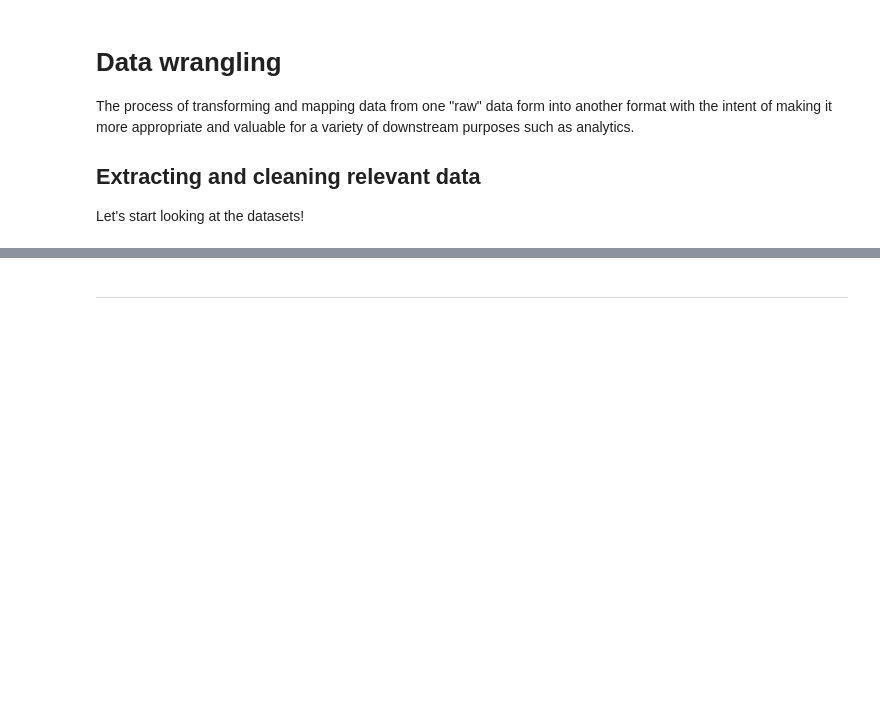
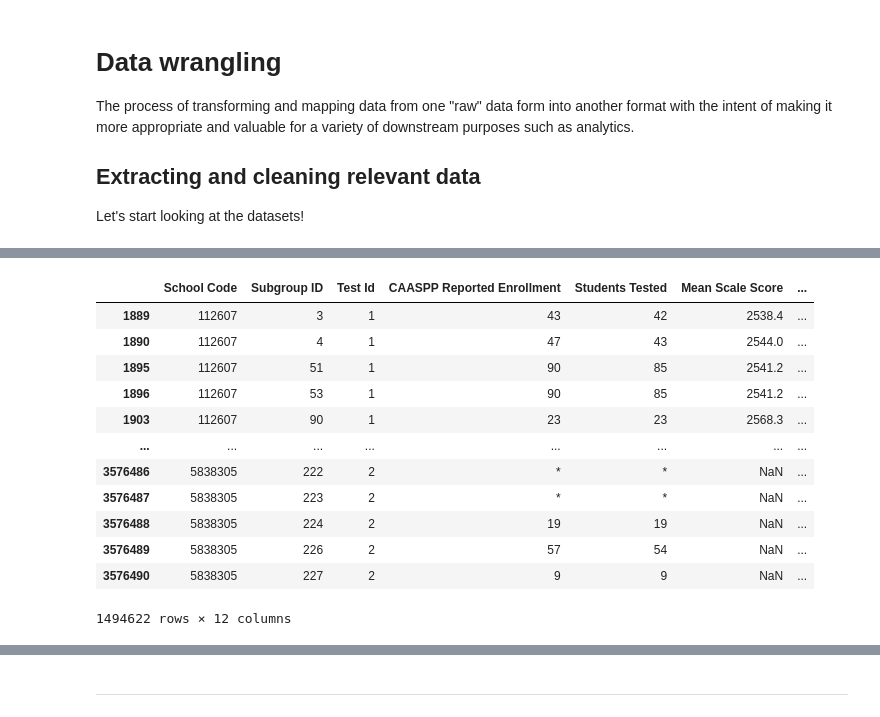
Before and after one commit to gabriellewald/springboard-coursework, a Jupyter notebook: education_project/Capstone2_education_project.ipynb, the cells around one changed output, grey strips where cells are left out. Cells and saved outputs as stored; diff of their text form; code cells hidden in the pictures; blank space fills up the shorter version.

```diff
--- a/education_project/Capstone2_education_project.ipynb
+++ b/education_project/Capstone2_education_project.ipynb
@@ -51,6 +57,4 @@ legend types can be found here: https://caaspp-elpac.cde.ca.gov/caaspp/research_
 # %%
-# loading datafile
-df_all = pd.read_csv('large_data/sb_ca2019_all_csv_v4.txt')
-
-# filtering at school level
-df_all = df_all.drop(df_all[df_all['School Code'] == 0].index)
+# create dataset containing school level data
+df_school = df_all.drop(df_all[df_all['School Code'] == 0].index)
+#df_school
@@ -89,0 +110,31 @@ Index(['County Code', 'District Code', 'School Code', 'Filler', 'Test Year',
+# %%
+# filter demographic of interest from Subgroup ID
+subgroup_id = [3, 4, 50, 51, 52, 53, 90, 91, 92, 93, 94, 220, 221, 222, 223,
+               224, 225, 226, 227, 200, 201, 202, 203, 204, 205, 206, 207]
+
+df_school_id = df_school[df_school['Subgroup ID'].isin(subgroup_id)]
+# %%
+# drop columns with redundant information or not useful
+df_school_id = df_school_id.drop(columns = ['Filler', 'Test Year', 'Test Type', 'Grade', 'County Code',
+                             'District Code', 'Total Tested At Entity Level', 'Total Tested with Scores',
+                             'Area 1 Percentage Above Standard', 'Area 1 Percentage Near Standard',
+                             'Area 1 Percentage Below Standard', 'Area 2 Percentage Above Standard',
+                             'Area 2 Percentage Near Standard', 'Area 2 Percentage Below Standard',
+                             'Area 3 Percentage Above Standard', 'Area 3 Percentage Near Standard',
+                             'Area 3 Percentage Below Standard', 'Area 4 Percentage Above Standard',
+                             'Area 4 Percentage Near Standard', 'Area 4 Percentage Below Standard'])
+df_school_id
+# %% [output]
+|  | School Code | Subgroup ID | Test Id | CAASPP Reported Enrollment | Students Tested | Mean Scale Score | ... |
+| 1889 | 112607 | 3 | 1 | 43 | 42 | 2538.4 | ... |
+| 1890 | 112607 | 4 | 1 | 47 | 43 | 2544.0 | ... |
+| 1895 | 112607 | 51 | 1 | 90 | 85 | 2541.2 | ... |
+| 1896 | 112607 | 53 | 1 | 90 | 85 | 2541.2 | ... |
+| 1903 | 112607 | 90 | 1 | 23 | 23 | 2568.3 | ... |
+| ... | ... | ... | ... | ... | ... | ... | ... |
+| 3576486 | 5838305 | 222 | 2 | * | * | NaN | ... |
+| 3576487 | 5838305 | 223 | 2 | * | * | NaN | ... |
+| 3576488 | 5838305 | 224 | 2 | 19 | 19 | NaN | ... |
+| 3576489 | 5838305 | 226 | 2 | 57 | 54 | NaN | ... |
+| 3576490 | 5838305 | 227 | 2 | 9 | 9 | NaN | ... |
+1494622 rows × 12 columns
```
Also changed, not shown: parts of 31 cells of this notebook.
